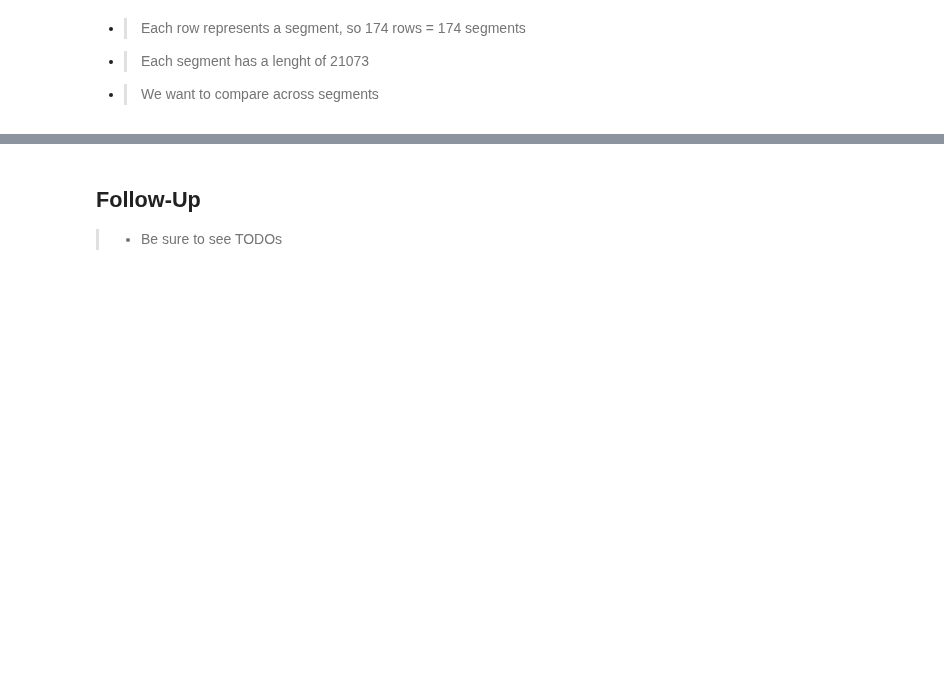
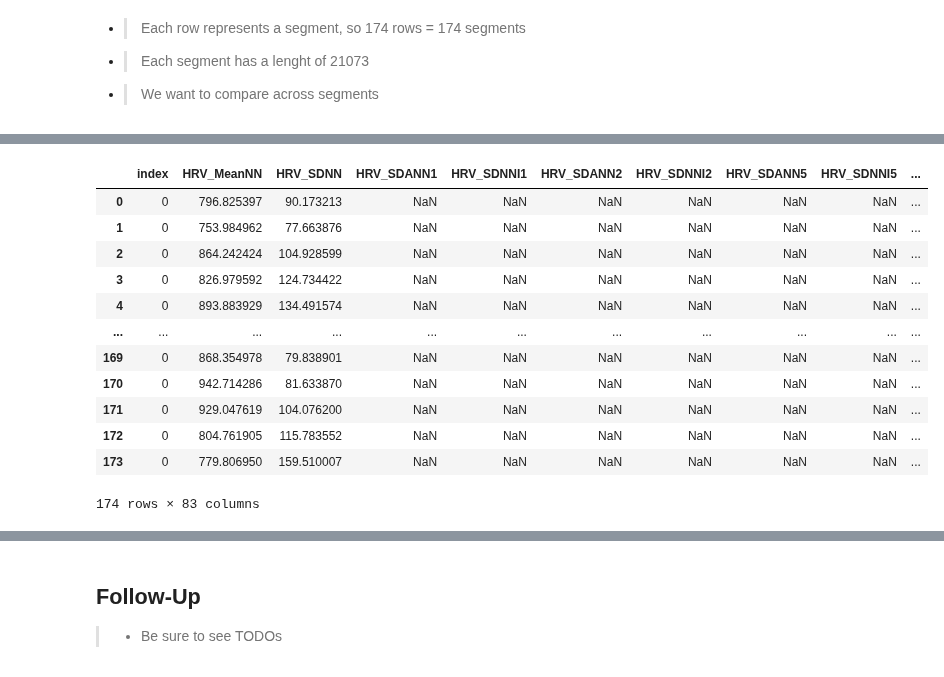
Before and after one commit to invisible-illness-project/lamina, a Jupyter notebook: notebook_experiments/ans_basics_via_wesad/ecg_to_hr-neurokit.ipynb, the cells around one changed output, grey strips where cells are left out. Cells and saved outputs as stored; diff of their text form; code cells hidden in the pictures; blank space fills up the shorter version.

```diff
--- a/notebook_experiments/ans_basics_via_wesad/ecg_to_hr-neurokit.ipynb
+++ b/notebook_experiments/ans_basics_via_wesad/ecg_to_hr-neurokit.ipynb
@@ -127,5 +261,18 @@ len(r_peaks_data)
 # %%
-def get_rmssd(df):
-    rmssd_value = df.HRV_RMSSD
-    # print(rmssd_value)
-    return rmssd_value
+segment_stats_df = pd.concat(hrv_stats)
+segment_stats_df.reset_index(inplace=True)
+segment_stats_df
+# %% [output]
+|  | index | HRV_MeanNN | HRV_SDNN | HRV_SDANN1 | HRV_SDNNI1 | HRV_SDANN2 | HRV_SDNNI2 | HRV_SDANN5 | HRV_SDNNI5 | ... |
+| 0 | 0 | 796.825397 | 90.173213 | NaN | NaN | NaN | NaN | NaN | NaN | ... |
+| 1 | 0 | 753.984962 | 77.663876 | NaN | NaN | NaN | NaN | NaN | NaN | ... |
+| 2 | 0 | 864.242424 | 104.928599 | NaN | NaN | NaN | NaN | NaN | NaN | ... |
+| 3 | 0 | 826.979592 | 124.734422 | NaN | NaN | NaN | NaN | NaN | NaN | ... |
+| 4 | 0 | 893.883929 | 134.491574 | NaN | NaN | NaN | NaN | NaN | NaN | ... |
+| ... | ... | ... | ... | ... | ... | ... | ... | ... | ... | ... |
+| 169 | 0 | 868.354978 | 79.838901 | NaN | NaN | NaN | NaN | NaN | NaN | ... |
+| 170 | 0 | 942.714286 | 81.633870 | NaN | NaN | NaN | NaN | NaN | NaN | ... |
+| 171 | 0 | 929.047619 | 104.076200 | NaN | NaN | NaN | NaN | NaN | NaN | ... |
+| 172 | 0 | 804.761905 | 115.783552 | NaN | NaN | NaN | NaN | NaN | NaN | ... |
+| 173 | 0 | 779.806950 | 159.510007 | NaN | NaN | NaN | NaN | NaN | NaN | ... |
+174 rows × 83 columns
```
Also changed, not shown: parts of 22 cells of this notebook.
